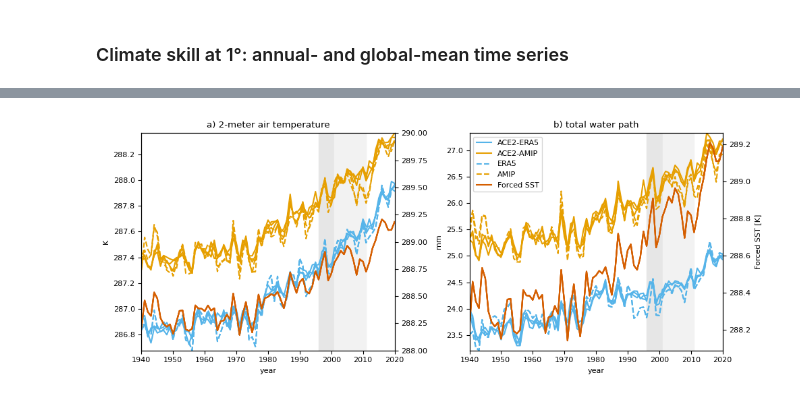
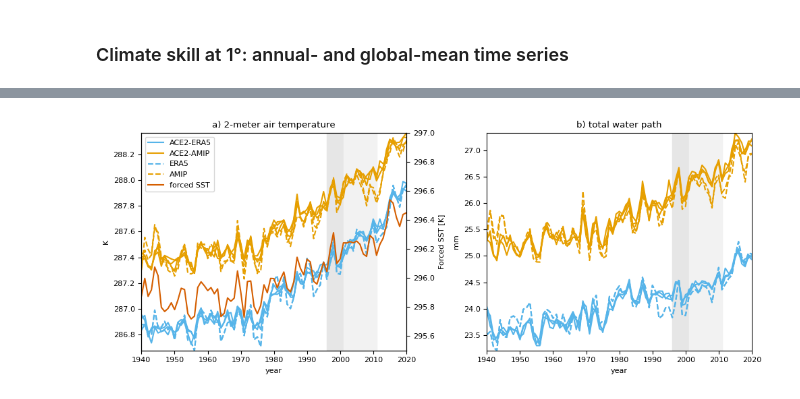
Before and after one commit to ai2cm/ace2-paper, a Jupyter notebook: notebooks/climate-skill-1deg-annual-mean-series.ipynb, the cells around one changed output, grey strips where cells are left out. Drawn from its saved outputs; the diff is of its cells as text; code cells hidden in the pictures.

Commit message:
annual-mean series notebook: use correct forced SST

```diff
--- a/notebooks/climate-skill-1deg-annual-mean-series.ipynb
+++ b/notebooks/climate-skill-1deg-annual-mean-series.ipynb
@@ -49,48 +52,55 @@ Downloading ⠦ 0:00:00 92.5 MB/s 30.7 kB
 [interactive output not drawn]
+# %%
+# download monthly data for forced SST time series from beaker
+# !beaker dataset fetch "01J70F1FBDCR6WGNCYRD997JFB" --prefix "monthly_mean_target.nc" --output "./data/"
+
+# compute forced SST time series excluding high latitudes
+monthly_target = xr.open_dataset('./data/monthly_mean_target.nc', chunks={}, engine='h5netcdf').squeeze()
+forced_sst = monthly_target.surface_temperature.where(monthly_target.ocean_fraction > 0.5).where(np.fabs(monthly_target.lat) < 45)
+forced_sst_annual_mean = forced_sst.groupby(forced_sst.valid_time.dt.year).mean()
+forced_sst_annual_global_mean = forced_sst_annual_mean.mean(dim=['lat', 'lon']).compute()
 # %%
+holdout_period1 = [1996, 2001]
 fillcolor1 = [0.9, 0.9, 0.9]
+holdout_period2 = [2001, 2011]
 fillcolor2 = [0.95, 0.95, 0.95]
 
 fig, axes = plt.subplots(1, len(EVAL_VARS), sharex='row', sharey='col')
 axes = axes.squeeze()
 for ax, var, letter in zip(axes, EVAL_VARS, ascii_lowercase):
     # highlight held-out periods
     ymin, ymax = annual_mean_ds[var.name].min(), annual_mean_ds[var.name].max()
-    ax.fill_between([1996, 2001], [ymin, ymin], [ymax, ymax], color=fillcolor1)
-    ax.fill_between([2001, 2011], [ymin, ymin], [ymax, ymax], color=fillcolor2)
+    ax.fill_between(holdout_period1, [ymin, ymin], [ymax, ymax], color=fillcolor1)
+    ax.fill_between(holdout_period2, [ymin, ymin], [ymax, ymax], color=fillcolor2)
     # time series
     hae = annual_mean_ds.sel(source='prediction', duration='81yr', group='ERA5-ACEv2')[var.name].plot(
         ax=ax, hue='IC', color=colors[0], add_legend=False
     )
     has = annual_mean_ds.sel(source='prediction', duration='81yr', group='SHiELD-AMIP-ACEv2')[var.name].plot(
-        ax=ax, hue='IC', color=colors[1], label='SHiELD-AMIP-ACEv2', add_legend=False
+        ax=ax, hue='IC', color=colors[1], add_legend=False
     )
     he = annual_mean_ds.sel(source='target', duration='81yr', group='SHiELD-AMIP-vs.-ERA5')[var.name].plot(
-        ax=ax, hue='IC', color=colors[0], ls='--', label='ERA5', add_legend=False
+        ax=ax, hue='IC', color=colors[0], ls='--', add_legend=False
     )
     ha = annual_mean_ds.sel(source='prediction', duration='81yr', group='SHiELD-AMIP-vs.-ERA5')[var.name].plot(
-        ax=ax, hue='IC', color=colors[1], ls='--', label='SHiELD-AMIP', add_legend=False
+        ax=ax, hue='IC', color=colors[1], ls='--', add_legend=False
     )
-    ax2 = ax.twinx()
-    hs = annual_mean_ds.sel(source='target', duration='81yr', group='SHiELD-AMIP-ACEv2').surface_temperature.plot(
-        ax=ax2, hue='IC', color=colors[4], label='SST', add_legend=False
-    )
-    ax2.set_title(None)
-    if ax == axes[-1]:
+    if ax == axes[0]:
+        ax2 = ax.twinx()
+        hs = forced_sst_annual_global_mean.plot(ax=ax2, color=colors[4], label='forced SST', add_legend=False)
         ax2.set_ylabel('Forced SST [K]')
-    else:
-        ax2.set_ylabel(None)
-        ax2.set_ylim([288, 290])
+        ax2.set_ylim([295.5, 297.0])
+        ax2.set_title(None)
+        ax.legend(
+            [hae[0], has[0], he[0], ha[0], hs[0]],
+            ['ACE2-ERA5', 'ACE2-AMIP', 'ERA5', 'AMIP', 'forced SST']
+        )
     ax.set_ylim([ymin, ymax])
     ax.set_xlim([1940, 2020])
     ax.set_ylabel(var.units)
     ax.set_title(f"{letter}) {var.long_name}")
-axes[-1].legend(
-    [hae[0], has[0], he[0], ha[0], hs[0]],
-    ['ACE2-ERA5', 'ACE2-AMIP', 'ERA5', 'AMIP', 'Forced SST']
-)
 fig.set_size_inches([10, 4])
 fig.tight_layout()
 fig.savefig('annual_mean_series.png', bbox_inches='tight', facecolor='w')
 # %% [output]
-[figure, old version]
+[figure, new version]
```
Also changed, not shown: parts of 2 cells of this notebook, 2 other files.
